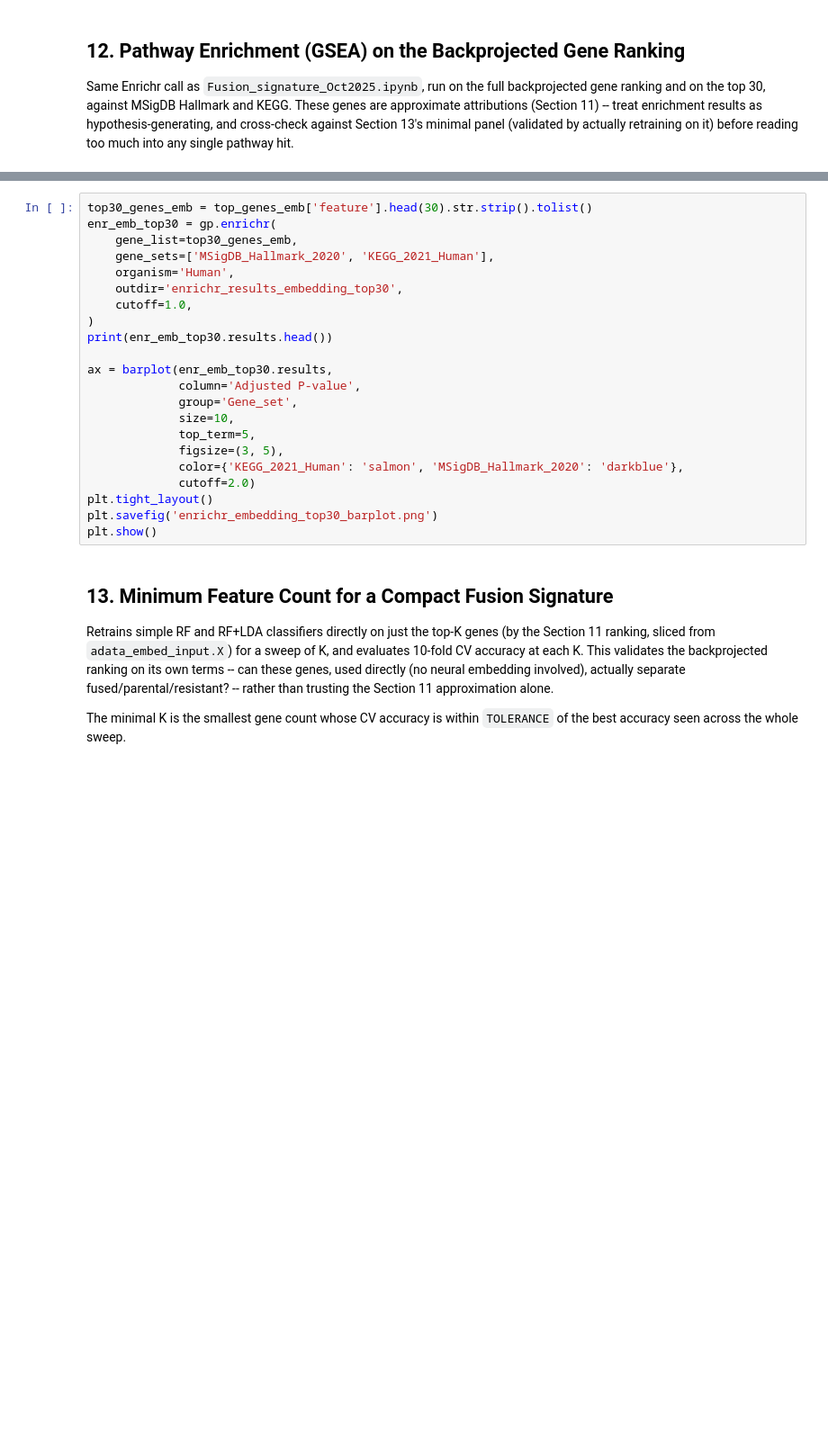
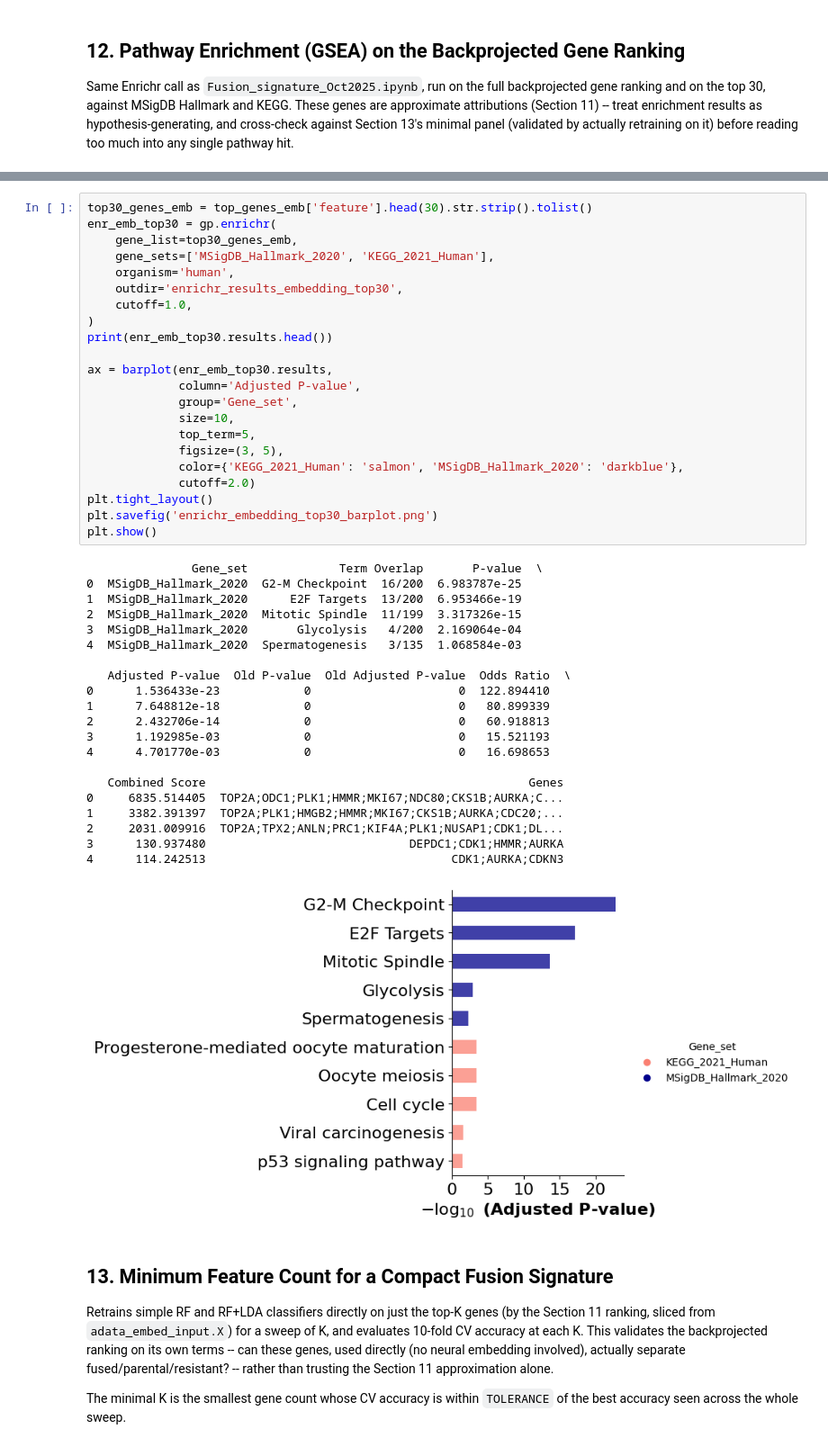
Before and after one commit to paulameena/fusion-scRNAseq-analysis, a Jupyter notebook: Fusion_embedding_classifier_comparison.ipynb, the cells around one changed output, grey strips where cells are left out. Shown at 90% size. Cells and saved outputs as stored; diff of their text form; blank space fills up the shorter version.

```diff
--- a/Fusion_embedding_classifier_comparison.ipynb
+++ b/Fusion_embedding_classifier_comparison.ipynb
@@ -849,25 +877,47 @@ enr_emb_all.results.head()
 # %%
 top30_genes_emb = top_genes_emb['feature'].head(30).str.strip().tolist()
 enr_emb_top30 = gp.enrichr(
     gene_list=top30_genes_emb,
     gene_sets=['MSigDB_Hallmark_2020', 'KEGG_2021_Human'],
-    organism='Human',
+    organism='human',
     outdir='enrichr_results_embedding_top30',
     cutoff=1.0,
 )
 print(enr_emb_top30.results.head())
 
 ax = barplot(enr_emb_top30.results,
              column='Adjusted P-value',
              group='Gene_set',
              size=10,
              top_term=5,
              figsize=(3, 5),
              color={'KEGG_2021_Human': 'salmon', 'MSigDB_Hallmark_2020': 'darkblue'},
              cutoff=2.0)
 plt.tight_layout()
 plt.savefig('enrichr_embedding_top30_barplot.png')
 plt.show()
+# %% [output]
+               Gene_set             Term Overlap       P-value  \
+0  MSigDB_Hallmark_2020  G2-M Checkpoint  16/200  6.983787e-25
+1  MSigDB_Hallmark_2020      E2F Targets  13/200  6.953466e-19
+2  MSigDB_Hallmark_2020  Mitotic Spindle  11/199  3.317326e-15
+3  MSigDB_Hallmark_2020       Glycolysis   4/200  2.169064e-04
+4  MSigDB_Hallmark_2020  Spermatogenesis   3/135  1.068584e-03
+
+   Adjusted P-value  Old P-value  Old Adjusted P-value  Odds Ratio  \
+0      1.536433e-23            0                     0  122.894410
+1      7.648812e-18            0                     0   80.899339
+2      2.432706e-14            0                     0   60.918813
+3      1.192985e-03            0                     0   15.521193
+4      4.701770e-03            0                     0   16.698653
+
+   Combined Score                                              Genes
+0     6835.514405  TOP2A;ODC1;PLK1;HMMR;MKI67;NDC80;CKS1B;AURKA;C...
+1     3382.391397  TOP2A;PLK1;HMGB2;HMMR;MKI67;CKS1B;AURKA;CDC20;...
+2     2031.009916  TOP2A;TPX2;ANLN;PRC1;KIF4A;PLK1;NUSAP1;CDK1;DL...
+3      130.937480                             DEPDC1;CDK1;HMMR;AURKA
+4      114.242513                                   CDK1;AURKA;CDKN3
+[figure, added]
 # %% [markdown]
 ## 13. Minimum Feature Count for a Compact Fusion Signature
 
```
Also changed, not shown: parts of 8 cells of this notebook, 5 other files.
